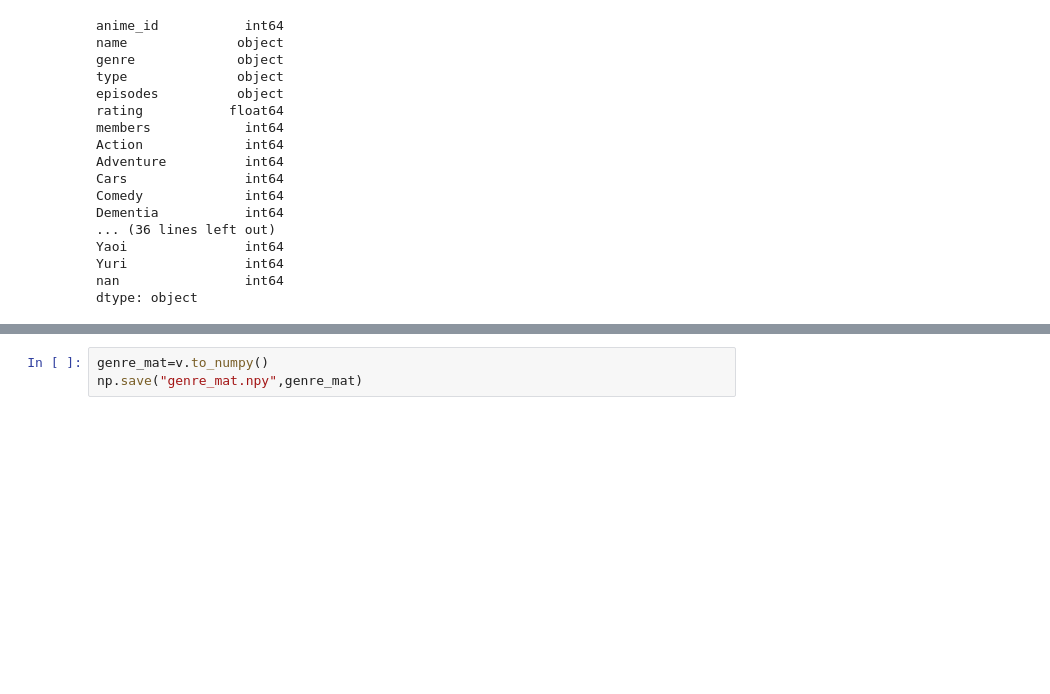
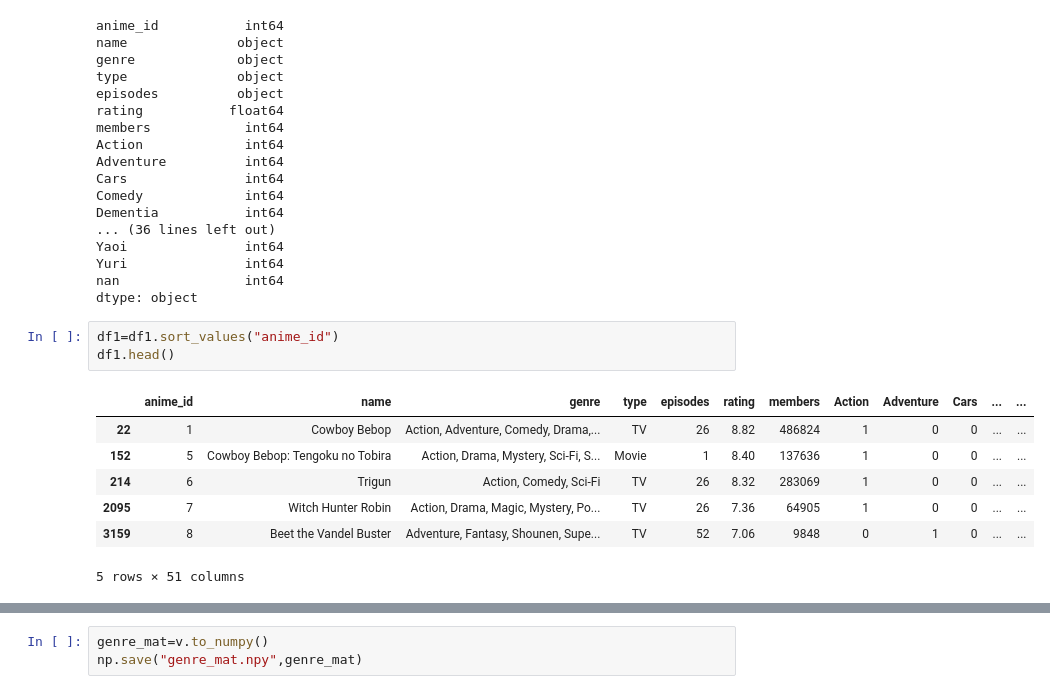
Before and after one commit to indrakantisaidharahas/recom_system, a Jupyter notebook: analysis_data.ipynb, the cells around one changed output, grey strips where cells are left out. Cells and saved outputs as stored; diff of their text form; blank space fills up the shorter version.

```diff
--- a/analysis_data.ipynb
+++ b/analysis_data.ipynb
@@ -430,4 +430,15 @@ Yaoi               int64
 Yuri               int64
 nan                int64
 dtype: object
+# %%
+df1=df1.sort_values("anime_id")
+df1.head()
+# %% [output]
+|  | anime_id | name | genre | type | episodes | rating | members | Action | Adventure | Cars | ... | ... |
+| 22 | 1 | Cowboy Bebop | Action, Adventure, Comedy, Drama,... | TV | 26 | 8.82 | 486824 | 1 | 0 | 0 | ... | ... |
+| 152 | 5 | Cowboy Bebop: Tengoku no Tobira | Action, Drama, Mystery, Sci-Fi, S... | Movie | 1 | 8.40 | 137636 | 1 | 0 | 0 | ... | ... |
+| 214 | 6 | Trigun | Action, Comedy, Sci-Fi | TV | 26 | 8.32 | 283069 | 1 | 0 | 0 | ... | ... |
+| 2095 | 7 | Witch Hunter Robin | Action, Drama, Magic, Mystery, Po... | TV | 26 | 7.36 | 64905 | 1 | 0 | 0 | ... | ... |
+| 3159 | 8 | Beet the Vandel Buster | Adventure, Fantasy, Shounen, Supe... | TV | 52 | 7.06 | 9848 | 0 | 1 | 0 | ... | ... |
+5 rows × 51 columns
 # %%
```
Also changed, not shown: parts of 5 cells of this notebook, 6 other files.
